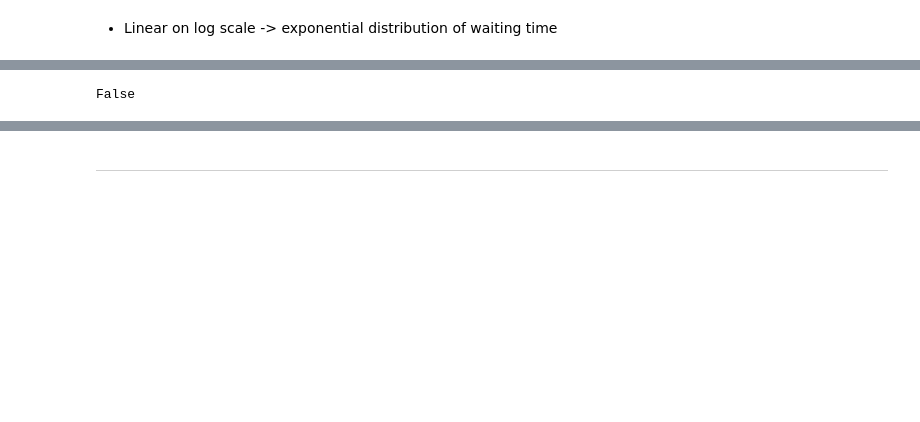
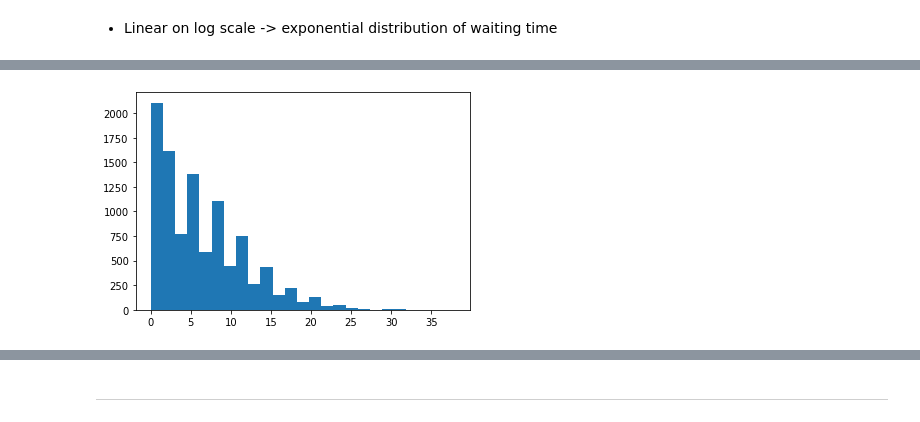
Before and after one commit to bryantx22/nba_random_walk, a Jupyter notebook: pbp_games/scoring_rate_and_dist.ipynb, the cells around one changed output, grey strips where cells are left out. Saved outputs shown, nothing was run; the diff lists cells and outputs as text; code cells hidden in the pictures; blank space fills up the shorter version.

```diff
--- a/pbp_games/scoring_rate_and_dist.ipynb
+++ b/pbp_games/scoring_rate_and_dist.ipynb
@@ -94,3 +94,11 @@ score_dict_away = [0]*2881
 time_elapsed_away = [0]*2881
 scoring_plays_away = [0]*2881
 scoring_decomp_away = [0]*7
+
+atp_denom = 0
+atp_num = 0
+
+lead_changes_dist = []
+scoring_pos_dist = []
+points_dist_home = []
+points_dist_away = []
@@ -260,7 +338,5 @@ avg. points per scoring play:  2.1363882628493718
-# %%
-active = set ()
-active.add (3)
-active.remove (3)
-print (3 in active)
-# %% [output]
-False
+# %%
+plt.hist (lead_changes_dist, bins = 25)
+plt.show ()
+# %% [output]
+[figure, added]
```
Also changed, not shown: parts of 14 cells of this notebook, 4 other files.
